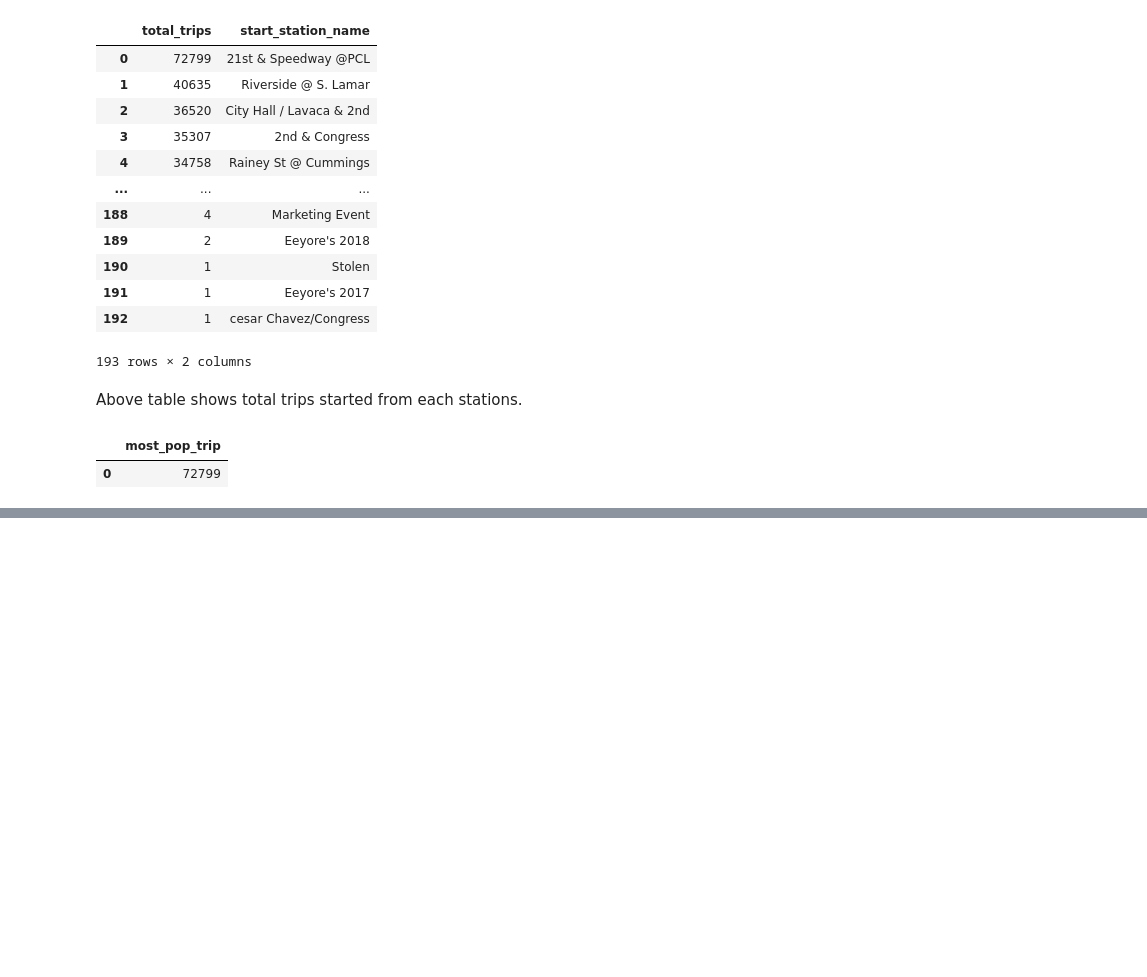
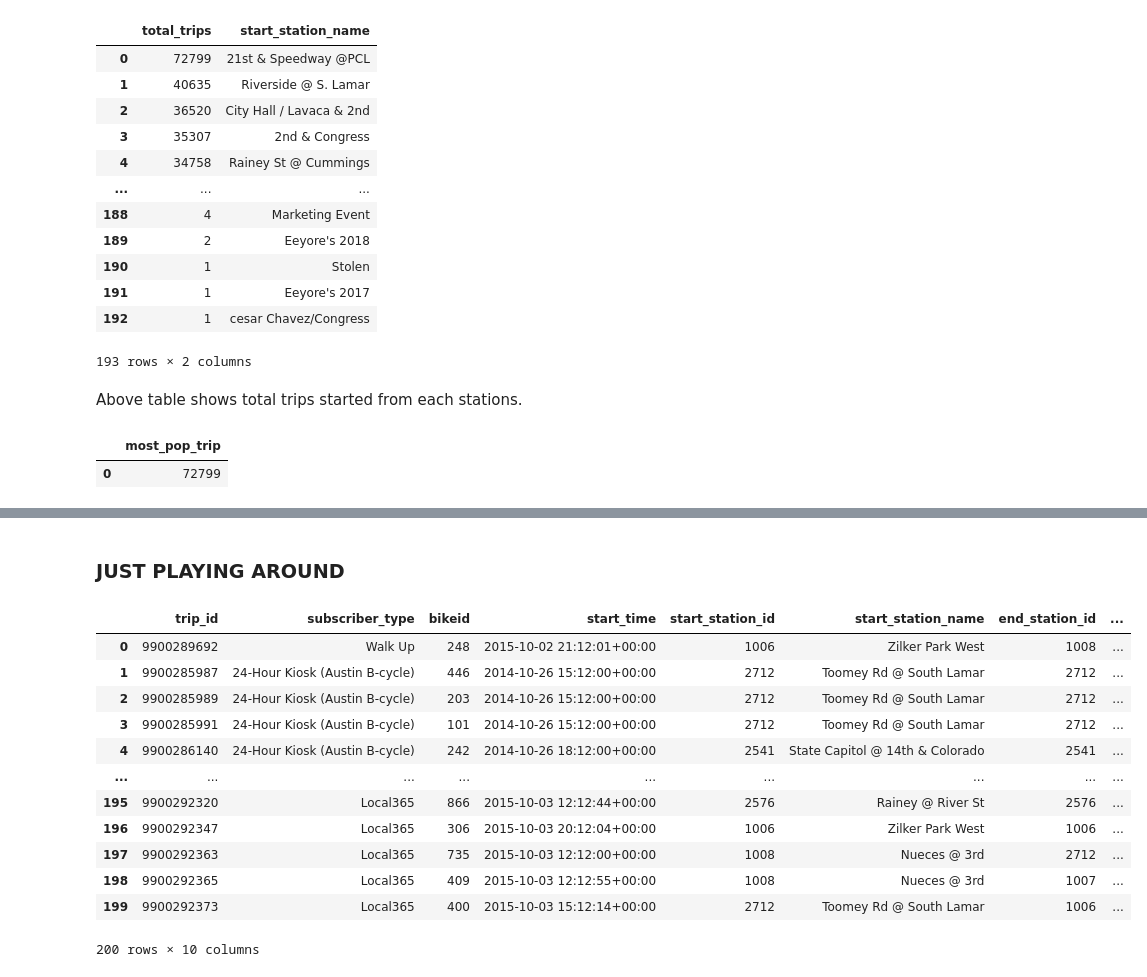
Before and after one commit to bidhan7/Data-Processing-Visualization-, a Jupyter notebook: Big_Query_SQL.ipynb, the cells around one changed output, grey strips where cells are left out. Saved outputs shown, nothing was run; the diff lists cells and outputs as text; code cells hidden in the pictures; blank space fills up the shorter version.

```diff
--- a/Big_Query_SQL.ipynb
+++ b/Big_Query_SQL.ipynb
@@ -167 +167,23 @@ LIMIT 1
 | 0 | Riverside @ S. Lamar | 40635 |
+# %% [markdown]
+### JUST PLAYING AROUND
+# %%
+%%bigquery --project data-visualization-338723
+
+SELECT *, (CASE WHEN start_station_name = end_station_name THEN 1 ELSE 0 END) as round_trips
+FROM `bigquery-public-data.austin_bikeshare.bikeshare_trips`
+LIMIT 200
+# %% [output]
+|  | trip_id | subscriber_type | bikeid | start_time | start_station_id | start_station_name | end_station_id | ... |
+| 0 | 9900289692 | Walk Up | 248 | 2015-10-02 21:12:01+00:00 | 1006 | Zilker Park West | 1008 | ... |
+| 1 | 9900285987 | 24-Hour Kiosk (Austin B-cycle) | 446 | 2014-10-26 15:12:00+00:00 | 2712 | Toomey Rd @ South Lamar | 2712 | ... |
+| 2 | 9900285989 | 24-Hour Kiosk (Austin B-cycle) | 203 | 2014-10-26 15:12:00+00:00 | 2712 | Toomey Rd @ South Lamar | 2712 | ... |
+| 3 | 9900285991 | 24-Hour Kiosk (Austin B-cycle) | 101 | 2014-10-26 15:12:00+00:00 | 2712 | Toomey Rd @ South Lamar | 2712 | ... |
+| 4 | 9900286140 | 24-Hour Kiosk (Austin B-cycle) | 242 | 2014-10-26 18:12:00+00:00 | 2541 | State Capitol @ 14th & Colorado | 2541 | ... |
+| ... | ... | ... | ... | ... | ... | ... | ... | ... |
+| 195 | 9900292320 | Local365 | 866 | 2015-10-03 12:12:44+00:00 | 2576 | Rainey @ River St | 2576 | ... |
+| 196 | 9900292347 | Local365 | 306 | 2015-10-03 20:12:04+00:00 | 1006 | Zilker Park West | 1006 | ... |
+| 197 | 9900292363 | Local365 | 735 | 2015-10-03 12:12:00+00:00 | 1008 | Nueces @ 3rd | 2712 | ... |
+| 198 | 9900292365 | Local365 | 409 | 2015-10-03 12:12:55+00:00 | 1008 | Nueces @ 3rd | 1007 | ... |
+| 199 | 9900292373 | Local365 | 400 | 2015-10-03 15:12:14+00:00 | 2712 | Toomey Rd @ South Lamar | 1006 | ... |
+200 rows × 10 columns
```
Also changed, not shown: parts of 10 cells of this notebook.
